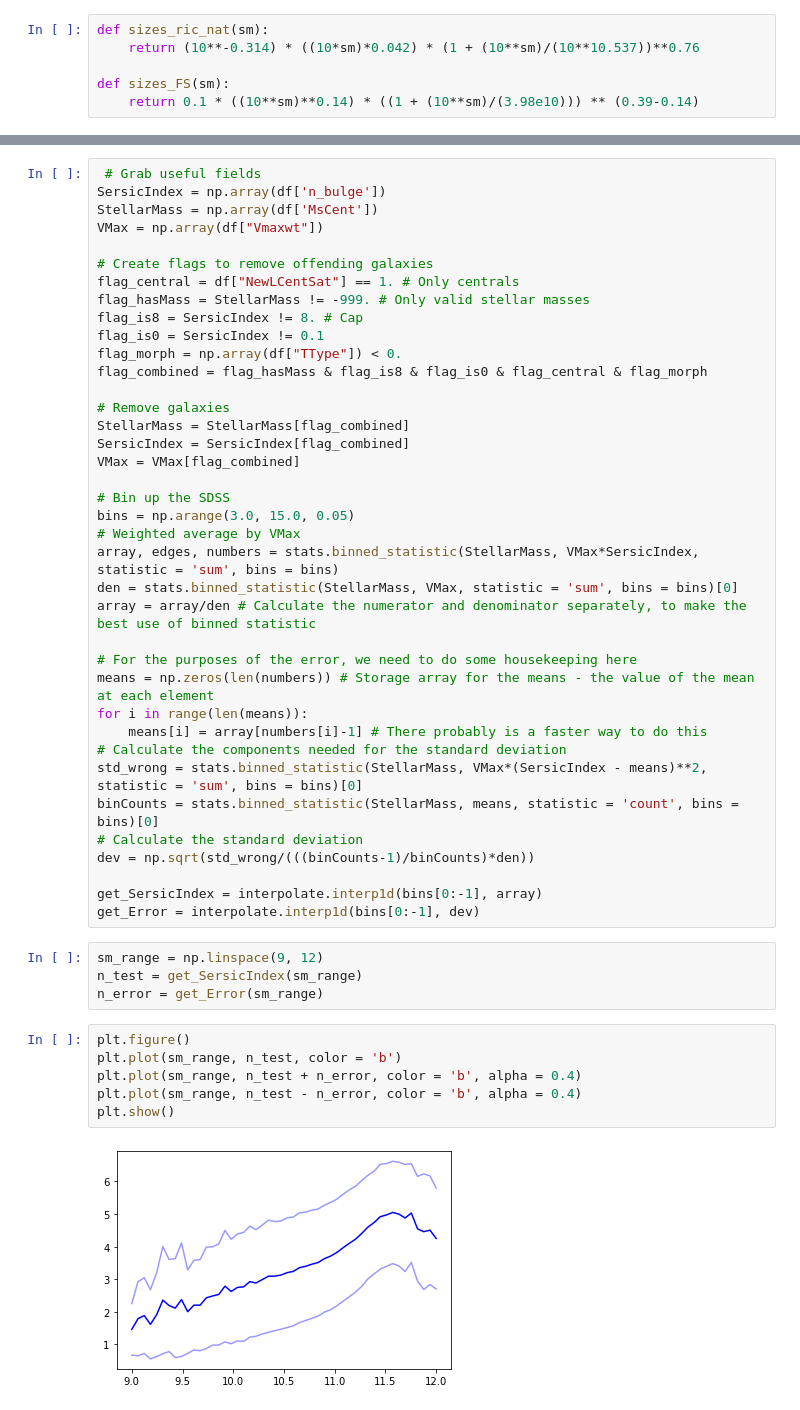
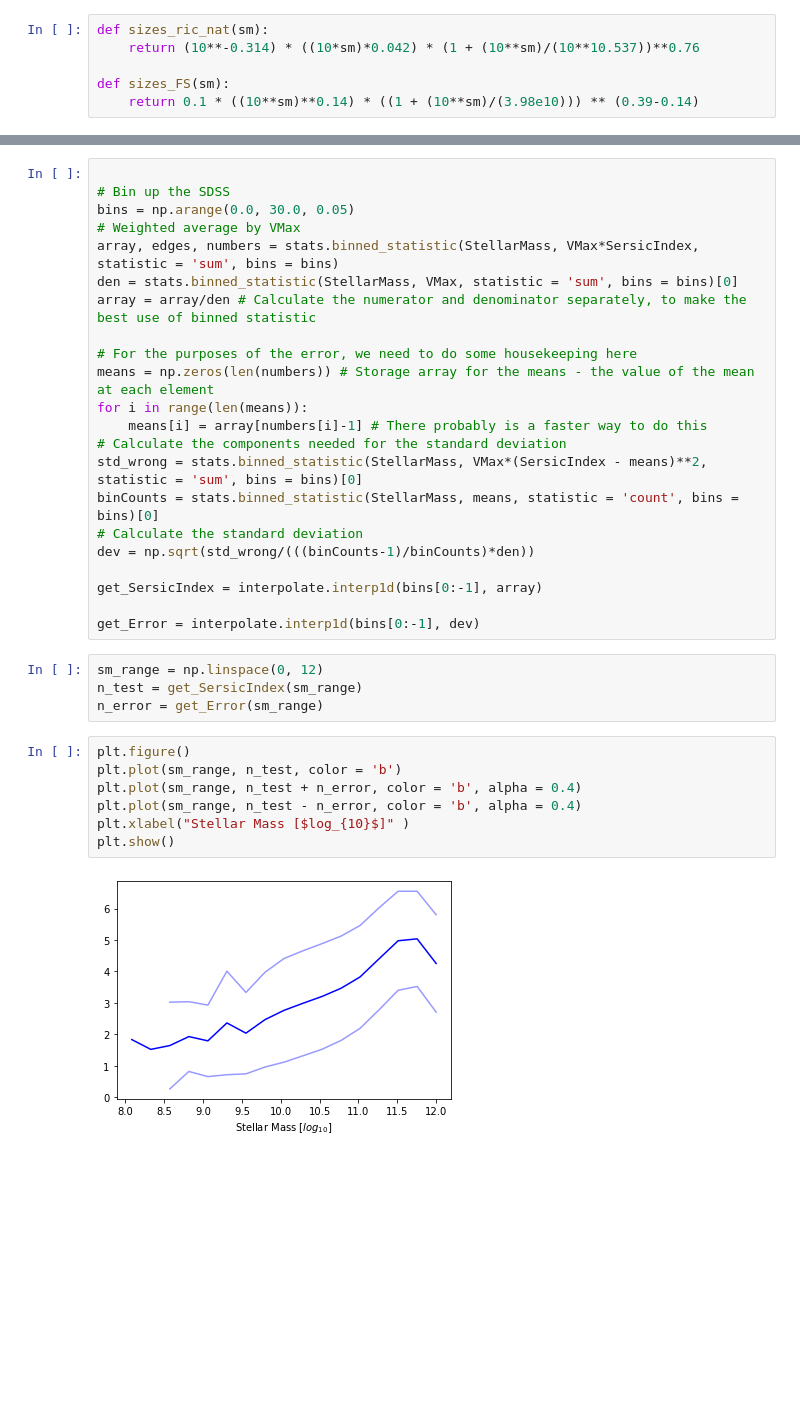
Before and after one commit to ChrisMarsden833/VelocityDispersion, a Jupyter notebook: modelling/DraftModel.ipynb, the cells around one changed output, grey strips where cells are left out. Cells and saved outputs as stored; diff of their text form; blank space fills up the shorter version.

```diff
--- a/modelling/DraftModel.ipynb
+++ b/modelling/DraftModel.ipynb
@@ -56,24 +114,7 @@ df
 # %%
- # Grab useful fields
-SersicIndex = np.array(df['n_bulge'])
-StellarMass = np.array(df['MsCent'])
-VMax = np.array(df["Vmaxwt"])
-
-# Create flags to remove offending galaxies
-flag_central = df["NewLCentSat"] == 1. # Only centrals
-flag_hasMass = StellarMass != -999. # Only valid stellar masses
-flag_is8 = SersicIndex != 8. # Cap
-flag_is0 = SersicIndex != 0.1
-flag_morph = np.array(df["TType"]) < 0.
-flag_combined = flag_hasMass & flag_is8 & flag_is0 & flag_central & flag_morph
-
-# Remove galaxies
-StellarMass = StellarMass[flag_combined]
-SersicIndex = SersicIndex[flag_combined]
-VMax = VMax[flag_combined]
 
 # Bin up the SDSS
-bins = np.arange(3.0, 15.0, 0.05)
+bins = np.arange(0.0, 30.0, 0.05)
 # Weighted average by VMax
 array, edges, numbers = stats.binned_statistic(StellarMass, VMax*SersicIndex, statistic = 'sum', bins = bins)
 den = stats.binned_statistic(StellarMass, VMax, statistic = 'sum', bins = bins)[0]
@@ -90,16 +131,18 @@ binCounts = stats.binned_statistic(StellarMass, means, statistic = 'count', bins
 dev = np.sqrt(std_wrong/(((binCounts-1)/binCounts)*den))
 
 get_SersicIndex = interpolate.interp1d(bins[0:-1], array)
+
 get_Error = interpolate.interp1d(bins[0:-1], dev)
 # %%
-sm_range = np.linspace(9, 12)
+sm_range = np.linspace(0, 12)
 n_test = get_SersicIndex(sm_range)
 n_error = get_Error(sm_range)
 # %%
 plt.figure()
 plt.plot(sm_range, n_test, color = 'b')
 plt.plot(sm_range, n_test + n_error, color = 'b', alpha = 0.4)
 plt.plot(sm_range, n_test - n_error, color = 'b', alpha = 0.4)
+plt.xlabel("Stellar Mass [$log_{10}$]" )
 plt.show()
 # %% [output]
-[figure, old version]
+[figure, new version]
```
Also changed, not shown: parts of 8 cells of this notebook, 8 other files.
